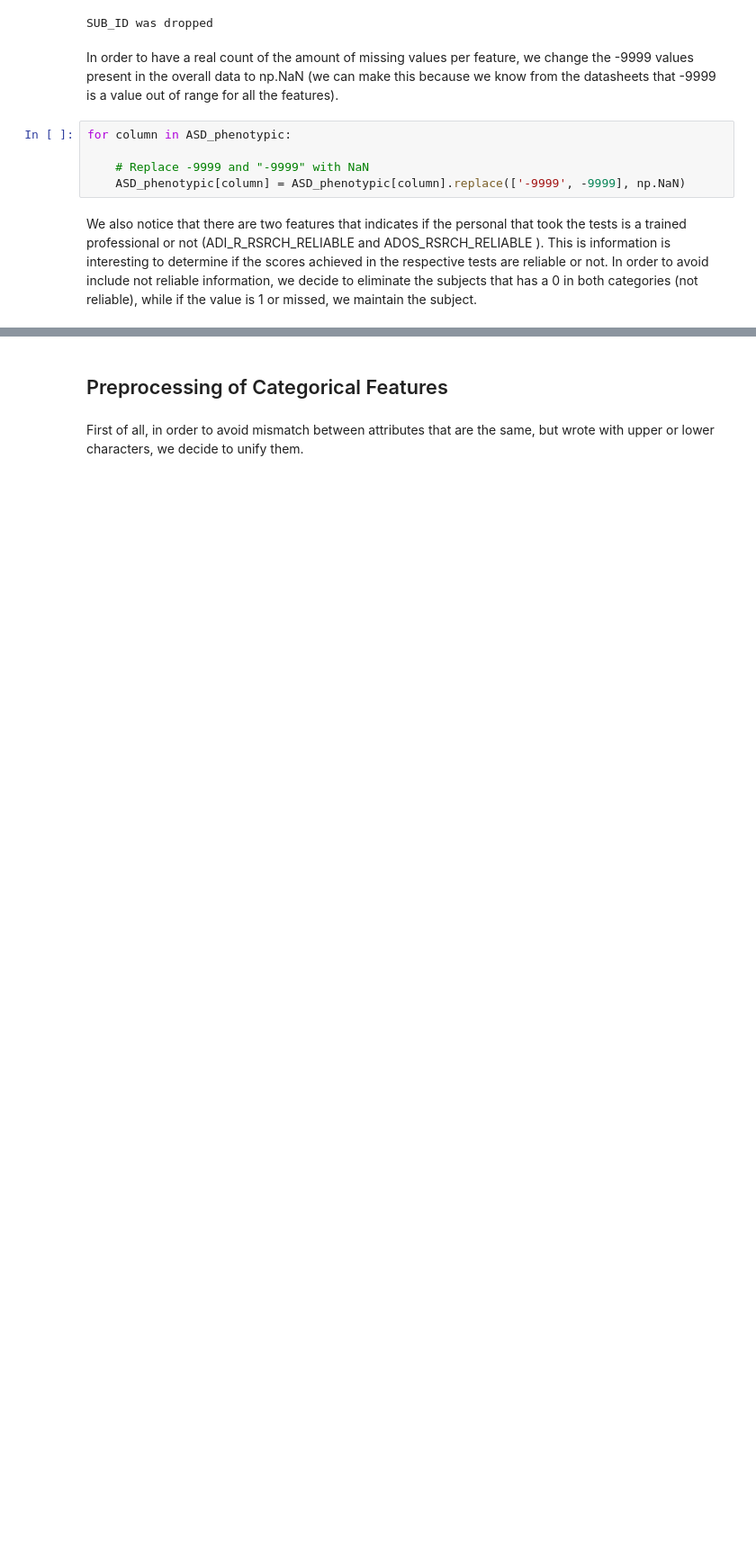
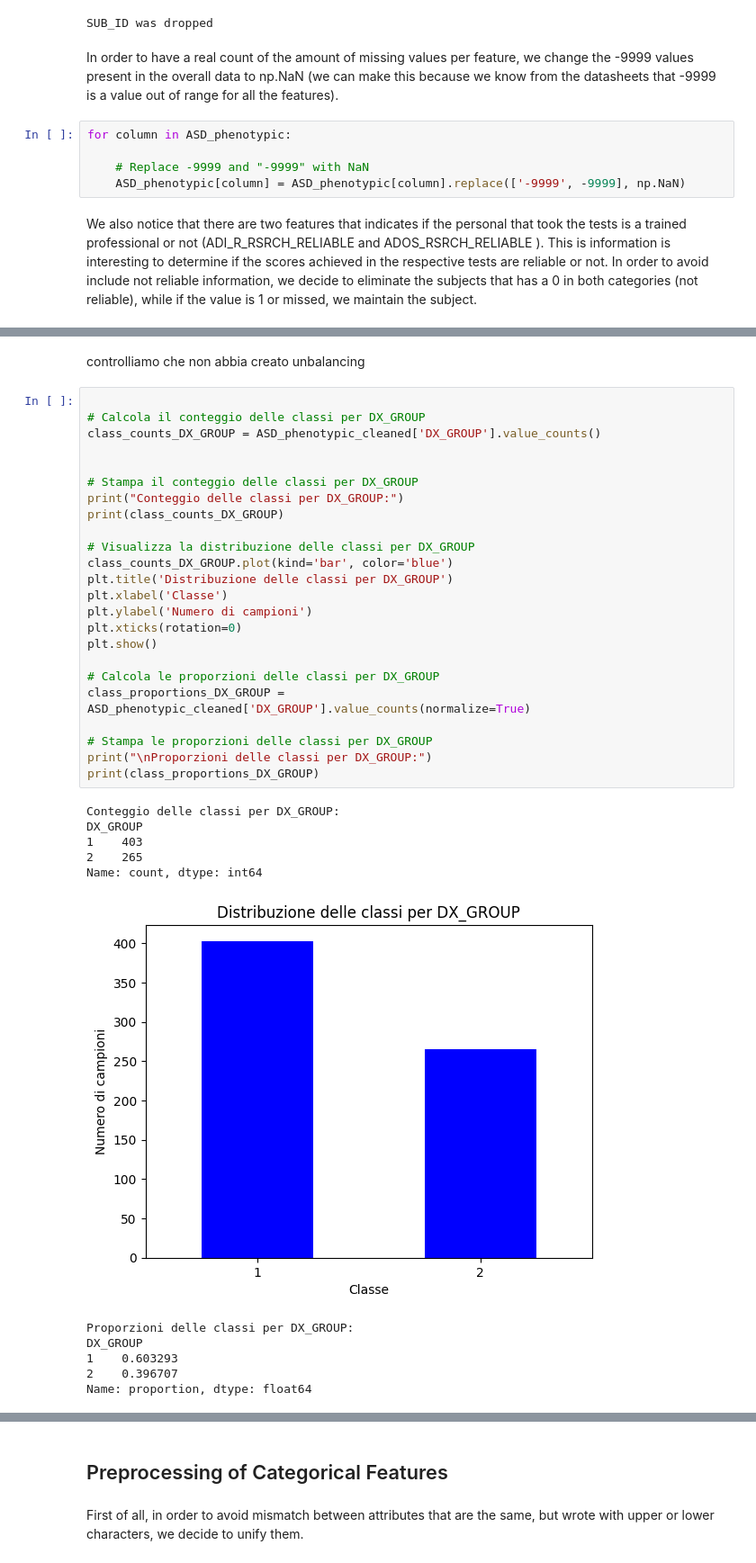
Before and after one commit to AuraNatale/AutismDataMining, a Jupyter notebook: Source Code/data_exploration short.ipynb, the cells around one changed output, grey strips where cells are left out. Shown: that part at 90% size. Cells and saved outputs as stored; diff of their text form; blank space fills up the shorter version.

```diff
--- a/Source Code/data_exploration short.ipynb
+++ b/Source Code/data_exploration short.ipynb
@@ -738,0 +337,38 @@ ASD_phenotypic_filtered = ASD_phenotypic_filtered.drop(columns=['ADI_R_RSRCH_REL
+# %% [markdown]
+controlliamo che non abbia creato unbalancing
+# %%
+
+# Calcola il conteggio delle classi per DX_GROUP
+class_counts_DX_GROUP = ASD_phenotypic_cleaned['DX_GROUP'].value_counts()
+
+
+# Stampa il conteggio delle classi per DX_GROUP
+print("Conteggio delle classi per DX_GROUP:")
+print(class_counts_DX_GROUP)
+
+# Visualizza la distribuzione delle classi per DX_GROUP
+class_counts_DX_GROUP.plot(kind='bar', color='blue')
+plt.title('Distribuzione delle classi per DX_GROUP')
+plt.xlabel('Classe')
+plt.ylabel('Numero di campioni')
+plt.xticks(rotation=0)
+plt.show()
+
+# Calcola le proporzioni delle classi per DX_GROUP
+class_proportions_DX_GROUP = ASD_phenotypic_cleaned['DX_GROUP'].value_counts(normalize=True)
+
+# Stampa le proporzioni delle classi per DX_GROUP
+print("\nProporzioni delle classi per DX_GROUP:")
+print(class_proportions_DX_GROUP)
+# %% [output]
+Conteggio delle classi per DX_GROUP:
+DX_GROUP
+1    403
+2    265
+Name: count, dtype: int64
+[figure, added]
+Proporzioni delle classi per DX_GROUP:
+DX_GROUP
+1    0.603293
+2    0.396707
+Name: proportion, dtype: float64
```
Also changed, not shown: parts of 83 cells of this notebook, 4 other files.
